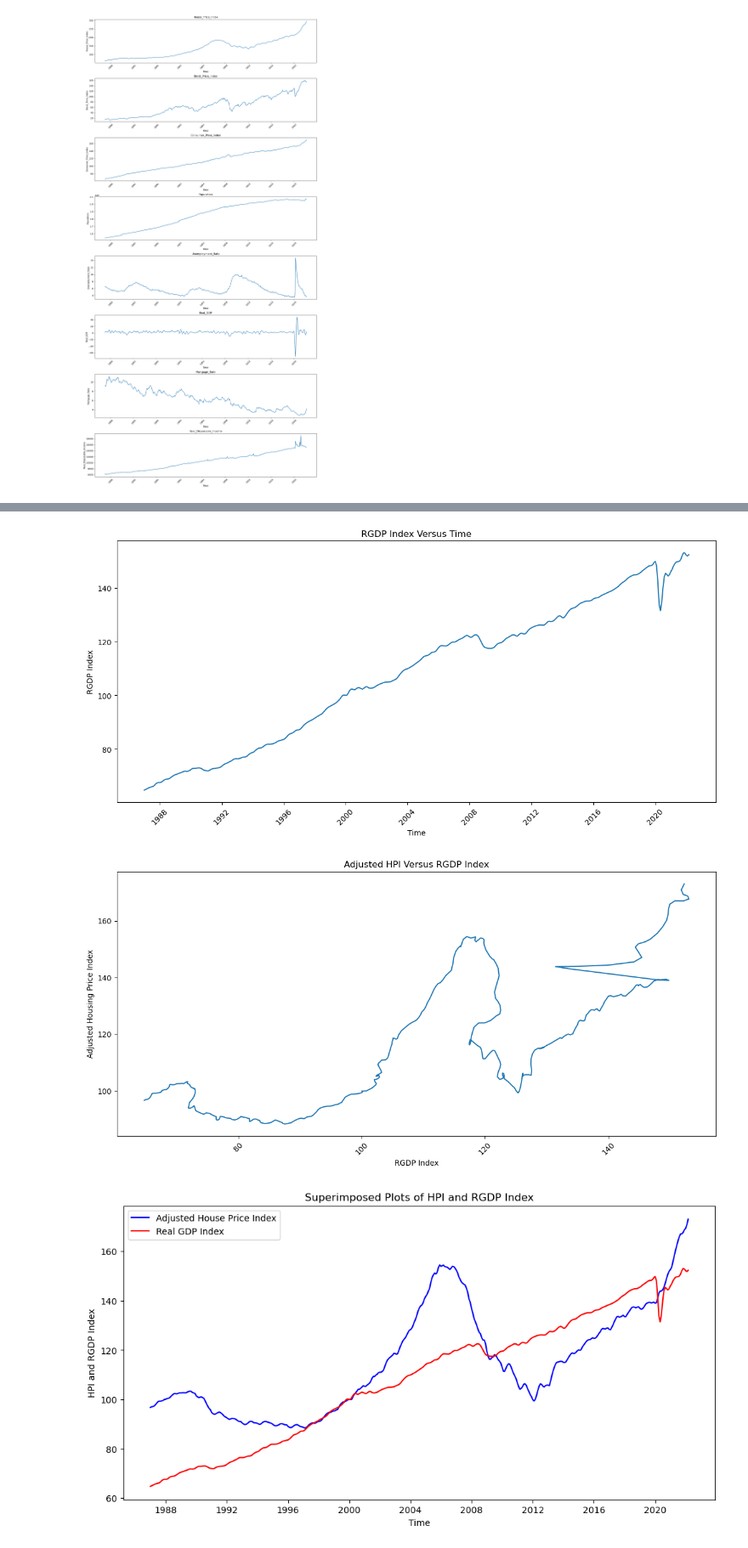
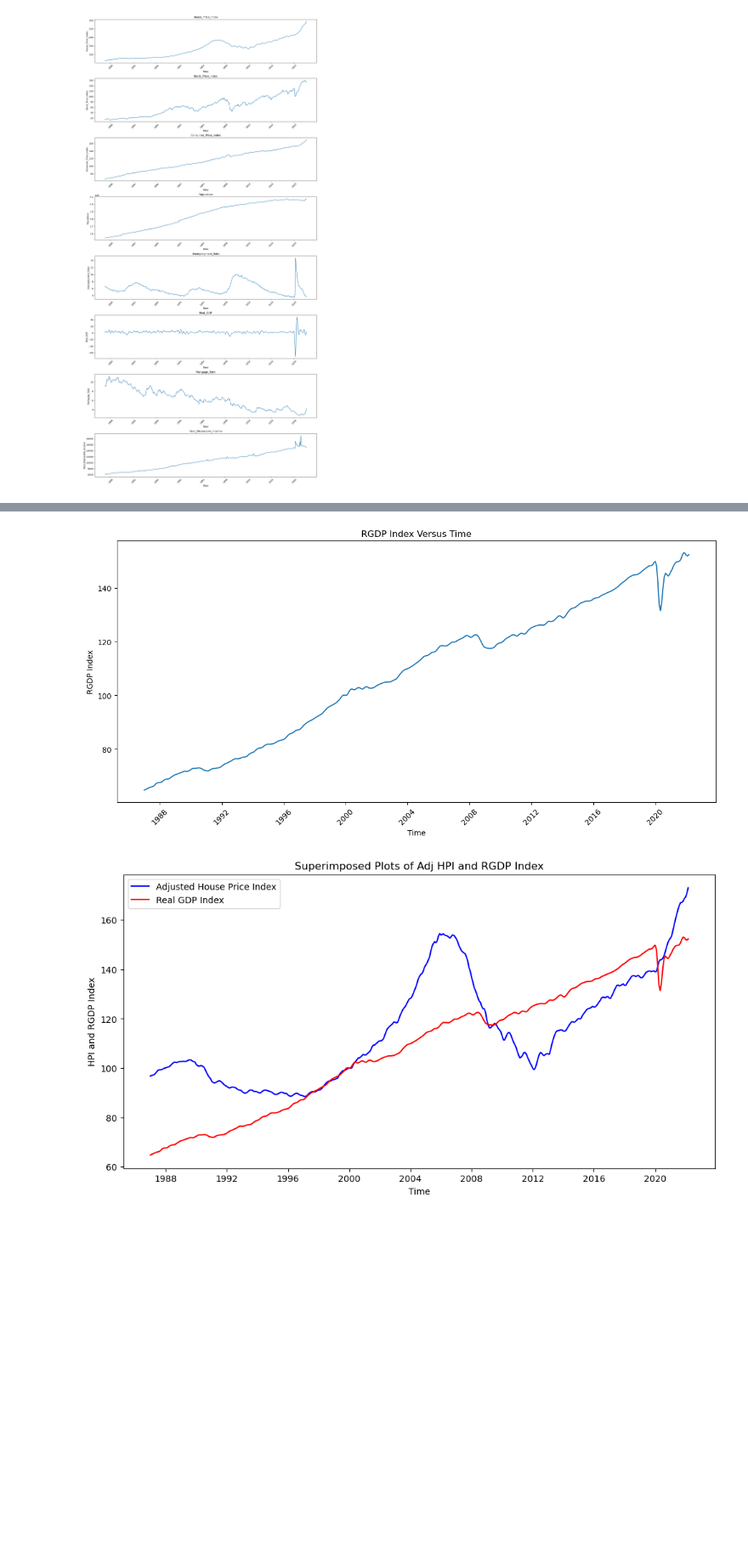
Before and after one commit to jphopk/ECON-481-Final-Project, a Jupyter notebook: LocalCodeFinalProject.ipynb, the cells around one changed output, grey strips where cells are left out. Shown at 85% size. Cells and saved outputs as stored; diff of their text form; code cells hidden in the pictures; blank space fills up the shorter version.

```diff
--- a/LocalCodeFinalProject.ipynb
+++ b/LocalCodeFinalProject.ipynb
@@ -154,44 +194,42 @@ plt.tight_layout()
 
 plt.show()
 
-
+'''
 #Plot HPI versus Actual_RGDP
 plt.figure(figsize=(12, 6))  # Increase the figure size to 15 inches wide by 30 inches tall
 plt.plot(df['Actual_RGDP'], df['Adj_House_Price_Index'])
 plt.title('Adjusted HPI Versus RGDP Index')
 plt.xlabel('RGDP Index')
 plt.ylabel('Adjusted Housing Price Index')
 plt.xticks(rotation=45)
 plt.tight_layout()
 
-
 plt.show()
-
+'''
 
 #Superimpose RGDP index versus time over Adjusted HPI versus time. (Both have same base date for comparing purposes)
 
 plt.figure(figsize=(12, 6))
 
 # Plot the first dataset
 plt.plot(df.index, df['Adj_House_Price_Index'], label='Adjusted House Price Index', color='blue')
 
 # Plot the second dataset on the same axes
 plt.plot(df.index, df['Actual_RGDP'], label='Real GDP Index', color='red')
 
 # Add titles and labels
-plt.title('Superimposed Plots of HPI and RGDP Index')
+plt.title('Superimposed Plots of Adj HPI and RGDP Index')
 plt.xlabel('Time')
 plt.ylabel('HPI and RGDP Index')
 
 # Add a legend
 plt.legend()
 
 # Show the plot
 plt.show()
 # %% [output]
 [figure]
-[figure, old version]
+[figure, new version]
-[figure, removed]
 # %%
 #plots
 
```
Also changed, not shown: parts of 3 cells of this notebook.
